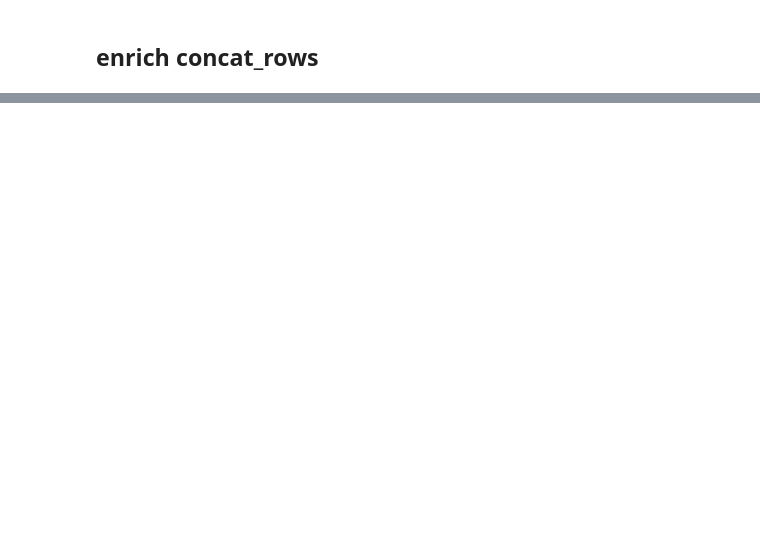
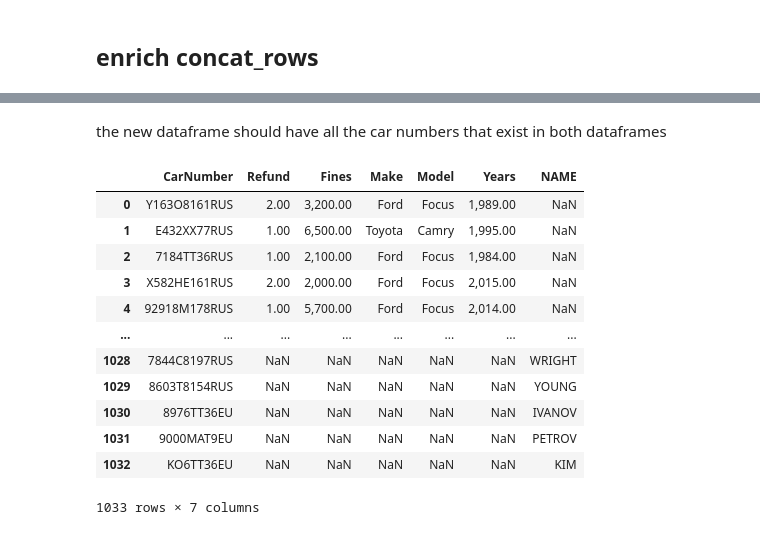
Before and after one commit to greg-gav/Python_DS_42_Picine, a Jupyter notebook: day_05/ex04/enrichment.ipynb, the cells around one changed output, grey strips where cells are left out. Drawn from its saved outputs; the diff is of its cells as text; code cells hidden in the pictures; blank space fills up the shorter version.

```diff
--- a/day_05/ex04/enrichment.ipynb
+++ b/day_05/ex04/enrichment.ipynb
@@ -67,0 +197,19 @@ fines
+# %% [markdown]
+the new dataframe should have all the car numbers that exist in both dataframes
+# %%
+res = pd.concat([fines, owners]).reset_index(drop=True)
+res
+# %% [output]
+|  | CarNumber | Refund | Fines | Make | Model | Years | NAME |
+| 0 | Y163O8161RUS | 2.00 | 3,200.00 | Ford | Focus | 1,989.00 | NaN |
+| 1 | E432XX77RUS | 1.00 | 6,500.00 | Toyota | Camry | 1,995.00 | NaN |
+| 2 | 7184TT36RUS | 1.00 | 2,100.00 | Ford | Focus | 1,984.00 | NaN |
+| 3 | X582HE161RUS | 2.00 | 2,000.00 | Ford | Focus | 2,015.00 | NaN |
+| 4 | 92918M178RUS | 1.00 | 5,700.00 | Ford | Focus | 2,014.00 | NaN |
+| ... | ... | ... | ... | ... | ... | ... | ... |
+| 1028 | 7844C8197RUS | NaN | NaN | NaN | NaN | NaN | WRIGHT |
+| 1029 | 8603T8154RUS | NaN | NaN | NaN | NaN | NaN | YOUNG |
+| 1030 | 8976TT36EU | NaN | NaN | NaN | NaN | NaN | IVANOV |
+| 1031 | 9000MAT9EU | NaN | NaN | NaN | NaN | NaN | PETROV |
+| 1032 | KO6TT36EU | NaN | NaN | NaN | NaN | NaN | KIM |
+1033 rows × 7 columns
```
Also changed, not shown: parts of 14 cells of this notebook, 18 other files.
